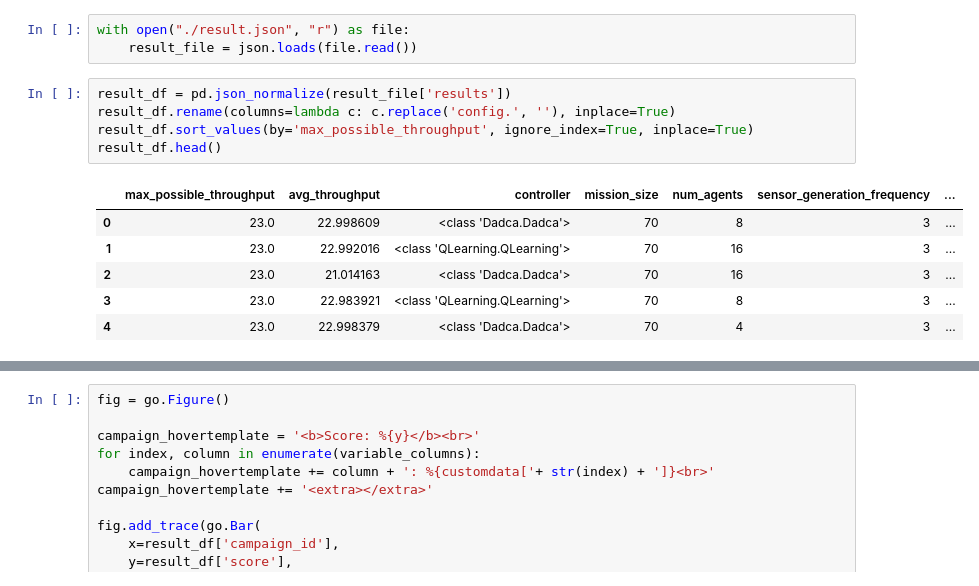
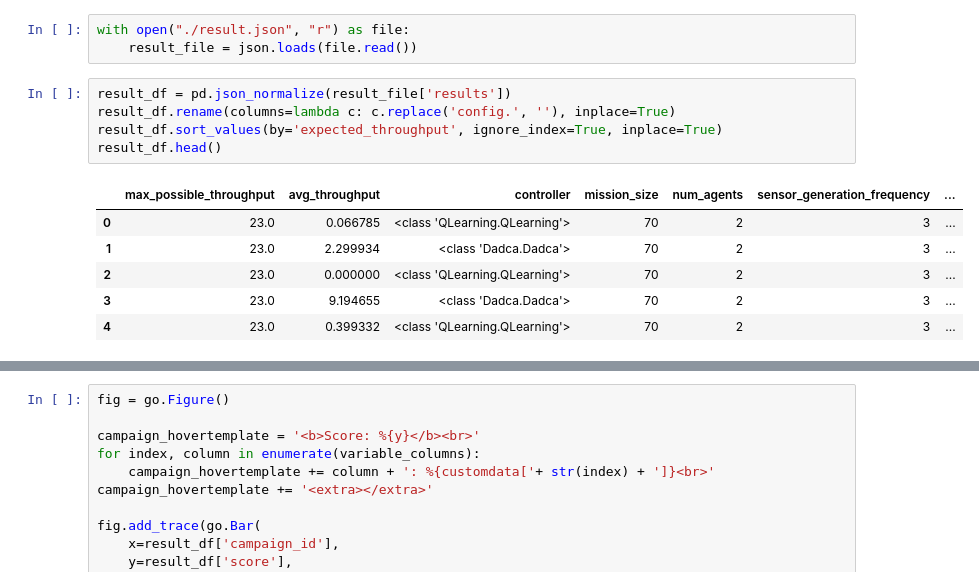
Before and after one commit to Thlamz/gradys-simple-simulation, a Jupyter notebook: analysis/result_analysis.ipynb, the cells around one changed output, grey strips where cells are left out. Saved outputs shown, nothing was run; the diff lists cells and outputs as text.

```diff
--- a/analysis/result_analysis.ipynb
+++ b/analysis/result_analysis.ipynb
@@ -11,15 +11,15 @@ with open("./result.json", "r") as file:
 # %%
 result_df = pd.json_normalize(result_file['results'])
 result_df.rename(columns=lambda c: c.replace('config.', ''), inplace=True)
-result_df.sort_values(by='max_possible_throughput', ignore_index=True, inplace=True)
+result_df.sort_values(by='expected_throughput', ignore_index=True, inplace=True)
 result_df.head()
 # %% [output]
 |  | max_possible_throughput | avg_throughput | controller | mission_size | num_agents | sensor_generation_frequency | ... |
-| 0 | 23.0 | 22.998609 | <class 'Dadca.Dadca'> | 70 | 8 | 3 | ... |
-| 1 | 23.0 | 22.992016 | <class 'QLearning.QLearning'> | 70 | 16 | 3 | ... |
-| 2 | 23.0 | 21.014163 | <class 'Dadca.Dadca'> | 70 | 16 | 3 | ... |
-| 3 | 23.0 | 22.983921 | <class 'QLearning.QLearning'> | 70 | 8 | 3 | ... |
-| 4 | 23.0 | 22.998379 | <class 'Dadca.Dadca'> | 70 | 4 | 3 | ... |
+| 0 | 23.0 | 0.066785 | <class 'QLearning.QLearning'> | 70 | 2 | 3 | ... |
+| 1 | 23.0 | 2.299934 | <class 'Dadca.Dadca'> | 70 | 2 | 3 | ... |
+| 2 | 23.0 | 0.000000 | <class 'QLearning.QLearning'> | 70 | 2 | 3 | ... |
+| 3 | 23.0 | 9.194655 | <class 'Dadca.Dadca'> | 70 | 2 | 3 | ... |
+| 4 | 23.0 | 0.399332 | <class 'QLearning.QLearning'> | 70 | 2 | 3 | ... |
 # %%
 variable_columns = result_file['campaign_variables']
 variable_columns
```
Also changed, not shown: parts of 6 cells of this notebook, 1 other file.
